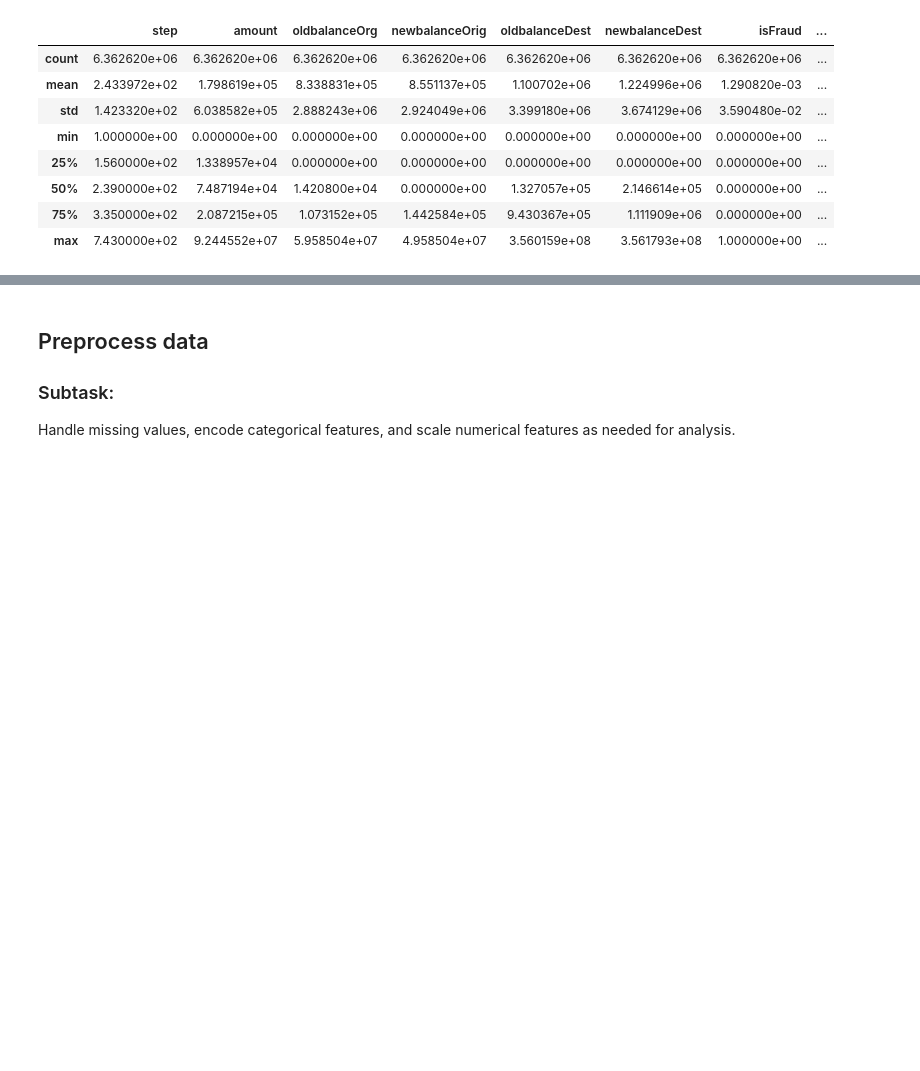
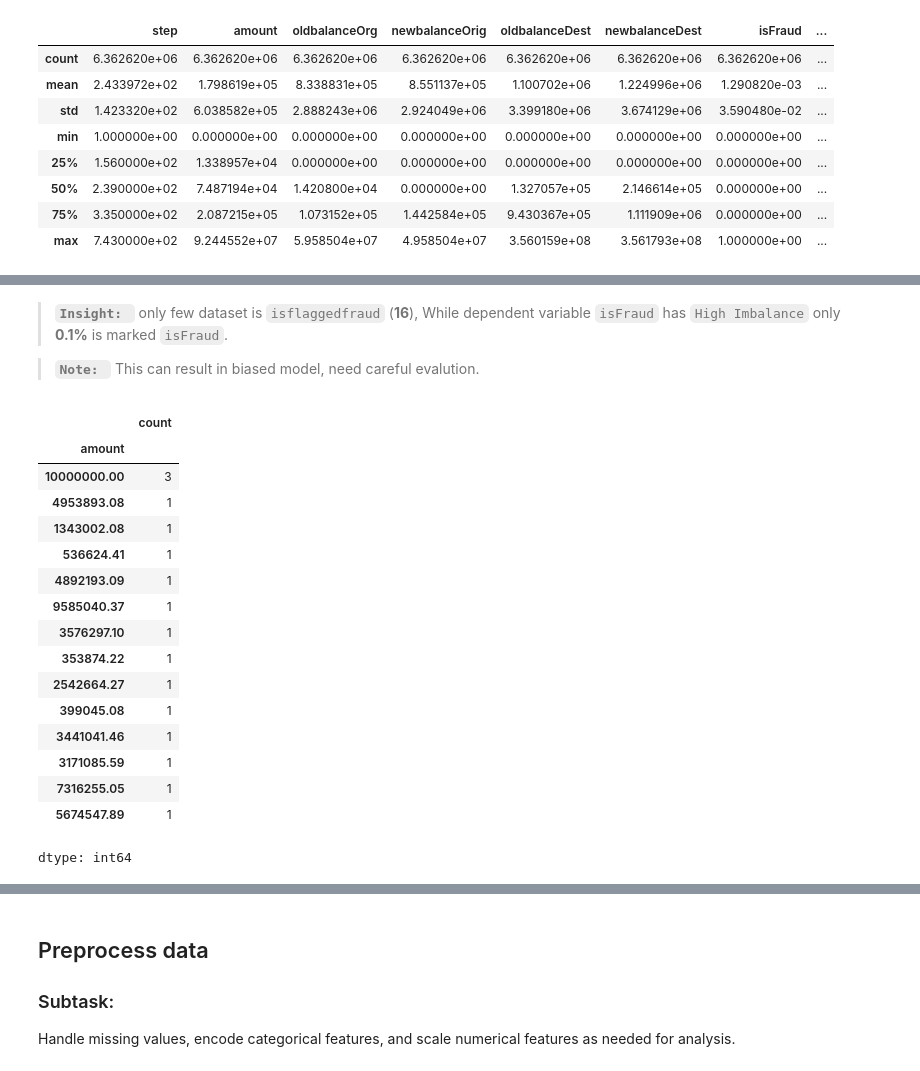
Before and after one commit to mrxsierra/da_flask-docker, a Jupyter notebook: fraud_detection_acrredian.ipynb, the cells around one changed output, grey strips where cells are left out. Cells and saved outputs as stored; diff of their text form; code cells hidden in the pictures; blank space fills up the shorter version.

```diff
--- a/fraud_detection_acrredian.ipynb
+++ b/fraud_detection_acrredian.ipynb
@@ -193,0 +240,25 @@ Merchant Balances: Confirm that oldbalanceDest and newbalanceDest are always 0 f
+# %% [markdown]
+> **`Insight: `** only few dataset is `isflaggedfraud` (**16**), While dependent variable `isFraud` has `High Imbalance` only **0.1%** is marked `isFraud`.
+
+> **`Note: `** This can result in biased model, need careful evalution.
+# %%
+# Display transactions where isFlaggedFraud is 1
+display(df[df.isFlaggedFraud == 1].amount.value_counts())
+# %% [output]
+|  | count |
+| amount |  |
+| 10000000.00 | 3 |
+| 4953893.08 | 1 |
+| 1343002.08 | 1 |
+| 536624.41 | 1 |
+| 4892193.09 | 1 |
+| 9585040.37 | 1 |
+| 3576297.10 | 1 |
+| 353874.22 | 1 |
+| 2542664.27 | 1 |
+| 399045.08 | 1 |
+| 3441041.46 | 1 |
+| 3171085.59 | 1 |
+| 7316255.05 | 1 |
+| 5674547.89 | 1 |
+dtype: int64
```
Also changed, not shown: parts of 22 cells of this notebook.
